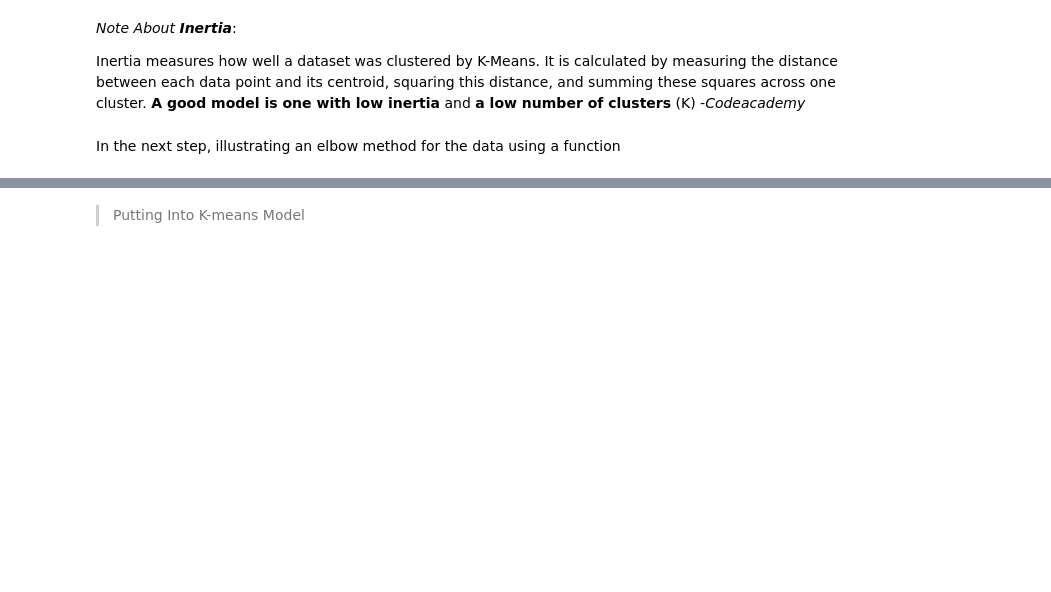
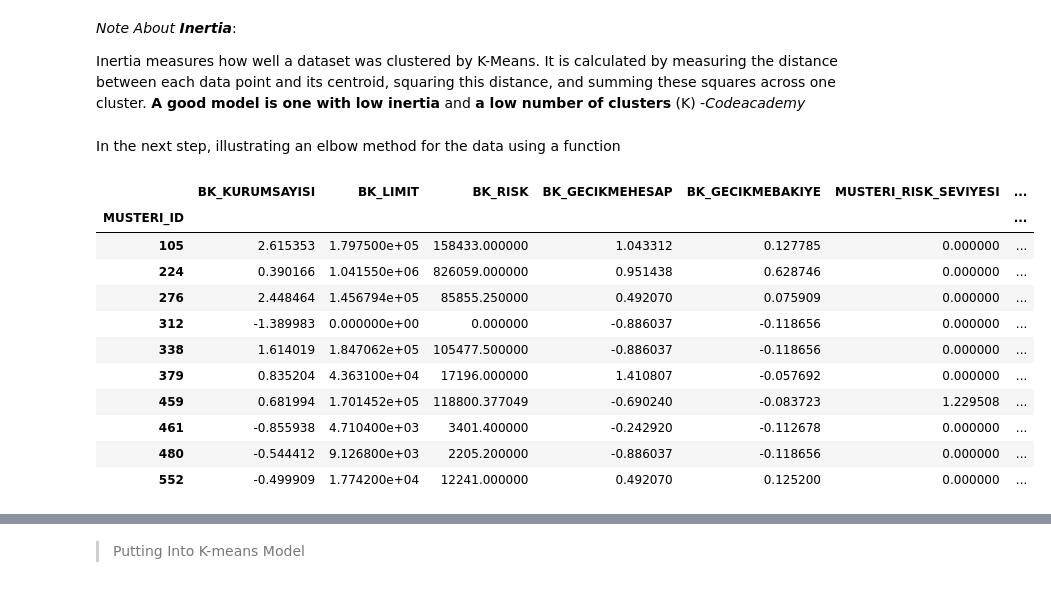
Before and after one commit to EmirhanServeren/factoring-customer-segmentation, a Jupyter notebook: segmentation.ipynb, the cells around one changed output, grey strips where cells are left out. Saved outputs shown, nothing was run; the diff lists cells and outputs as text; code cells hidden in the pictures; blank space fills up the shorter version.

```diff
--- a/segmentation.ipynb
+++ b/segmentation.ipynb
@@ -1004,4 +970,19 @@ def generate_elbow_plot(clusters_centers, k_values):
     plt.ylabel("Cluster Inertia")
     plt.title("Elbow Plot of Model")
     plt.show()
+# %%
+g_company_type.head(10)
+# %% [output]
+|  | BK_KURUMSAYISI | BK_LIMIT | BK_RISK | BK_GECIKMEHESAP | BK_GECIKMEBAKIYE | MUSTERI_RISK_SEVIYESI | ... |
+| MUSTERI_ID |  |  |  |  |  |  | ... |
+| 105 | 2.615353 | 1.797500e+05 | 158433.000000 | 1.043312 | 0.127785 | 0.000000 | ... |
+| 224 | 0.390166 | 1.041550e+06 | 826059.000000 | 0.951438 | 0.628746 | 0.000000 | ... |
+| 276 | 2.448464 | 1.456794e+05 | 85855.250000 | 0.492070 | 0.075909 | 0.000000 | ... |
+| 312 | -1.389983 | 0.000000e+00 | 0.000000 | -0.886037 | -0.118656 | 0.000000 | ... |
+| 338 | 1.614019 | 1.847062e+05 | 105477.500000 | -0.886037 | -0.118656 | 0.000000 | ... |
+| 379 | 0.835204 | 4.363100e+04 | 17196.000000 | 1.410807 | -0.057692 | 0.000000 | ... |
+| 459 | 0.681994 | 1.701452e+05 | 118800.377049 | -0.690240 | -0.083723 | 1.229508 | ... |
+| 461 | -0.855938 | 4.710400e+03 | 3401.400000 | -0.242920 | -0.112678 | 0.000000 | ... |
+| 480 | -0.544412 | 9.126800e+03 | 2205.200000 | -0.886037 | -0.118656 | 0.000000 | ... |
+| 552 | -0.499909 | 1.774200e+04 | 12241.000000 | 0.492070 | 0.125200 | 0.000000 | ... |
 # %%
```
Also changed, not shown: parts of 18 cells of this notebook.
